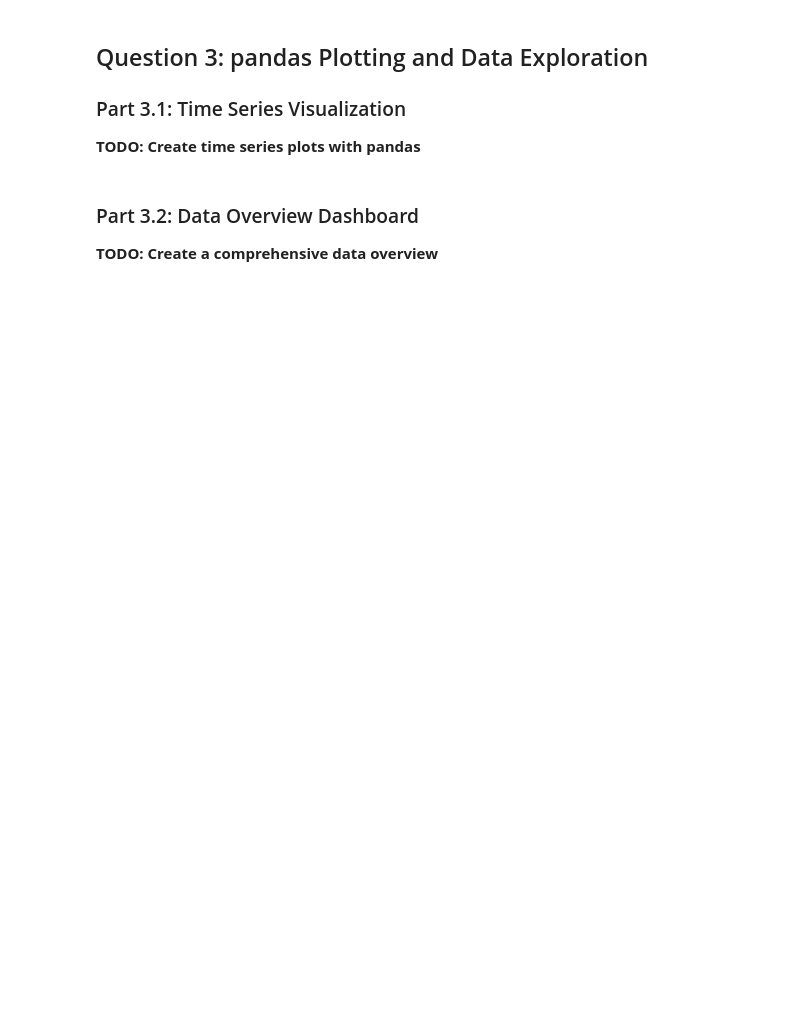
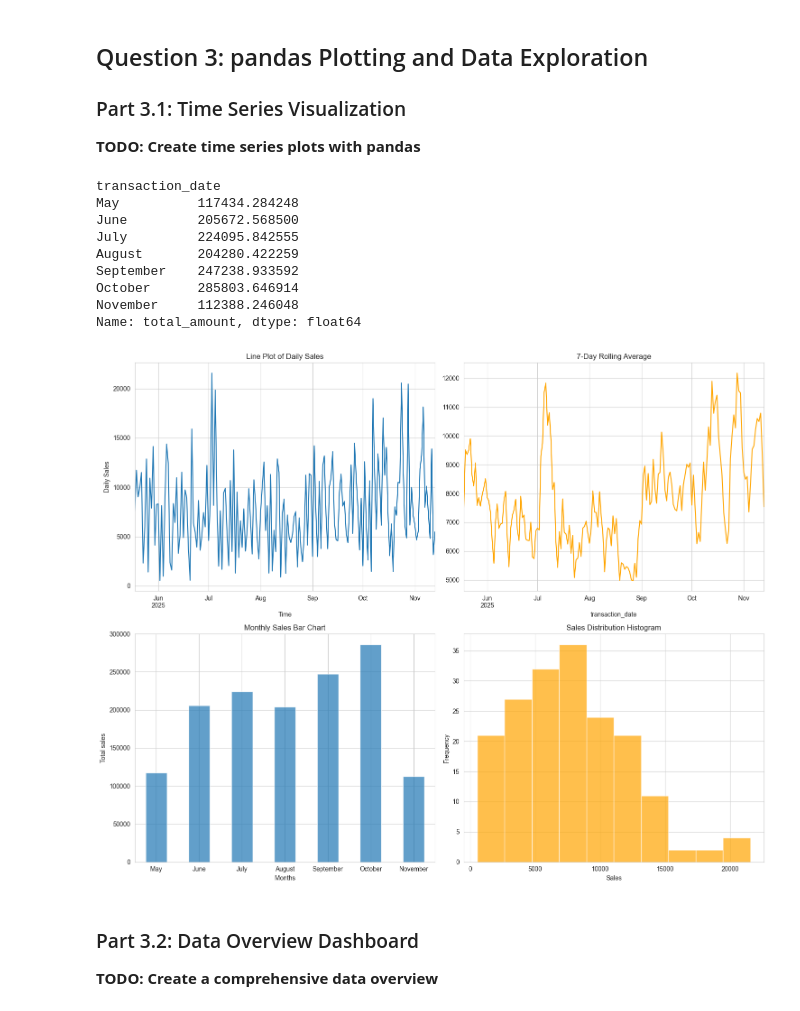
Before and after one commit to UCSF-DataSci/ds217-07-vision-quest-jiaxin-su1, a Jupyter notebook: assignment.ipynb, the cells around one changed output. Drawn from its saved outputs; the diff is of its cells as text; code cells hidden in the pictures; blank space fills up the shorter version.

```diff
--- a/assignment.ipynb
+++ b/assignment.ipynb
@@ -310,25 +314,49 @@ dtype: object
 **TODO: Create time series plots with pandas**
 # %%
 # TODO: Convert transaction_date to datetime
-# merged_df['transaction_date'] = pd.to_datetime(merged_df['transaction_date'])
+merged_df['transaction_date'] = pd.to_datetime(merged_df['transaction_date'])
 
 # TODO: Create daily sales aggregation
-# daily_sales = merged_df.groupby('transaction_date')['total_amount'].sum()
+daily_sales = merged_df.groupby('transaction_date')['total_amount'].sum()
 
 # TODO: Create a figure with 2x2 subplots
 fig, axes = plt.subplots(2, 2, figsize=(15, 12))
 
 # TODO: Top-left: Line plot of daily sales
+daily_sales.plot(ax=axes[0, 0], xlabel = "Time", ylabel="Daily Sales",title='Line Plot of Daily Sales')
+
 # TODO: Top-right: Rolling 7-day average
+rolling_7 = daily_sales.rolling(7, min_periods=1).mean()
+rolling_7.plot(ax=axes[0, 1], color='orange', title='7-Day Rolling Average')
+
 # TODO: Bottom-left: Monthly sales bar chart (use resample('ME') for month-end frequency)
+monthly = daily_sales.resample('ME').sum() # 'ME' = Month End
+monthly.index = monthly.index.strftime('%B')   # rename x-axis as month names
+
+print(monthly)
+monthly.plot(kind='bar', ax=axes[1, 0], alpha=0.7, xlabel = "Months", ylabel ="Total sales",title='Monthly Sales Bar Chart')
+axes[1, 0].tick_params(axis='x', rotation=0) # keep x-axis label horizontal
+
 # TODO: Bottom-right: Sales distribution histogram
+daily_sales.plot(kind='hist', ax=axes[1, 1], alpha=0.7, color='orange',xlabel = "Sales", title='Sales Distribution Histogram')
 
 # TODO: Add titles and labels
 # TODO: Save the plot as 'output/q3_pandas_plots.png'
 
 plt.tight_layout()
 plt.savefig('output/q3_pandas_plots.png', dpi=300, bbox_inches='tight')
 plt.show()
+# %% [output]
+transaction_date
+May          117434.284248
+June         205672.568500
+July         224095.842555
+August       204280.422259
+September    247238.933592
+October      285803.646914
+November     112388.246048
+Name: total_amount, dtype: float64
+[figure, added]
 # %% [markdown]
 ### Part 3.2: Data Overview Dashboard
 
```
Also changed, not shown: parts of 4 cells of this notebook, 4 other files.
